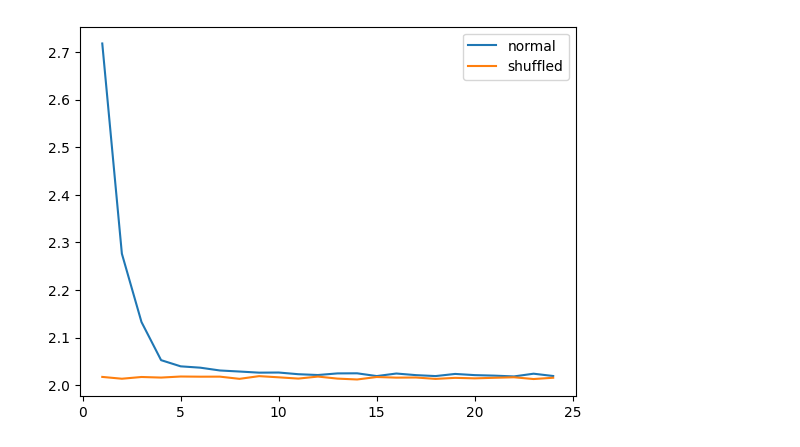
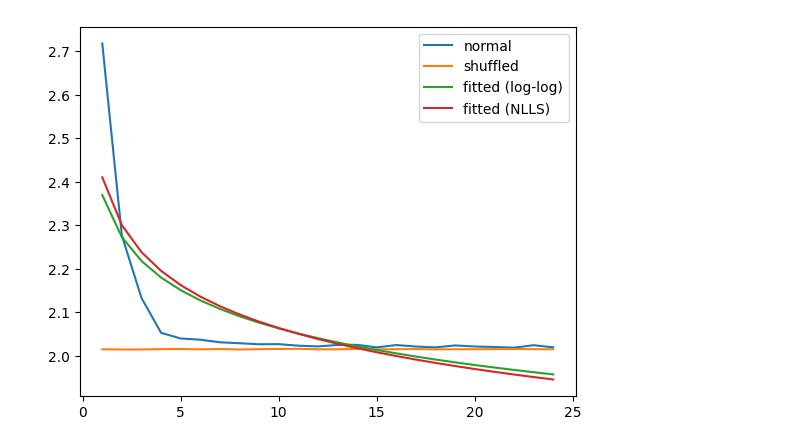
Before and after one commit to Guillembonet/lab3_iql, a Jupyter notebook: code/processing.ipynb, the cells around one changed output. Saved outputs shown, nothing was run; the diff lists cells and outputs as text; code cells hidden in the pictures.

Commit message:
added language, curve fitting and more sample size
Signed-off-by: Guillem Bonet <guillem.bonet@gmail.com>

```diff
--- a/code/processing.ipynb
+++ b/code/processing.ipynb
@@ -4,11 +4,15 @@ import spacy
 nlp: dict[str, spacy.Language] = {}
 
 nlp["en"] = spacy.load("en_core_web_sm")
-nlp["en"].max_length = 2000000
+nlp["en"].max_length = 3000000
+
+nlp["es"] = spacy.load("es_core_news_sm")
+nlp["es"].max_length = 3000000
 
 sources = {
     #"en": "../data/moby_dick.txt",
     "en": "../data/pride_and_prejudice.txt",
+    "es": "../data/don_quijote.txt",
 }
 
 sources_data = {}
@@ -34,7 +38,9 @@ import math
 import matplotlib.pyplot as plt
 import time
 import numpy
-import random
+import csv
+import scipy.stats as stats
+from scipy.optimize import curve_fit
 
 def process_data_d(data: list[str], d: int) -> dict[str, dict[str, int]]:
     # dict of token x -> token y -> f(x,y)
@@ -42,7 +48,7 @@ def process_data_d(data: list[str], d: int) -> dict[str, dict[str, int]]:
     data_length = len(data)
     for i in range(data_length):
         token_data = processed_data.get(data[i], {})
-        # TODO: should x == y be excluded?
+        # should x == y be excluded?
         if i+d < data_length: # and data[i] != data[i+d]:
             # add 1 to the frequency of the token y that appears d tokens after the current token x
             token_data[data[i+d]] = token_data.get(data[i+d], 0) + 1
@@ -74,7 +80,8 @@ def calculate_I_d(data: dict[str, dict[str, int]]) -> float:
             I_d += p_x_y * math.log(p_x_y/(p_x_d * p_y_d))
     return I_d
 
-
+def power_law(x, a, b):
+        return a * numpy.power(x, b)
 
 for language in tokenized_sources:
     I_d: dict[int, float] = {}
@@ -85,42 +92,85 @@ for language in tokenized_sources:
     total = 0
     shuffled_geq_normal = 0
     start = time.time()
-
     shuffled_data = tokenized_sources[language].copy()
-    random.shuffle(shuffled_data)
-    numpy.random.shuffle(shuffled_data)
 
     d_max = 25
 
     for d in range(1, d_max):
-        # if d%200 != 0:
-        #     continue
-
         data_d = process_data_d(tokenized_sources[language], d)
         I_d[d] = calculate_I_d(data_d)
 
-        data_shuffled = process_data_d(shuffled_data, d)
-        I_d_shuffled[d] = calculate_I_d(data_shuffled)
+        # shuffle the data and calculate I(d) for the shuffled data multiple times to get a p-value with bigger sample size
+        sample_size = 20
+        val = 0
+        for i in range(sample_size):
+            numpy.random.shuffle(shuffled_data)
+            data_shuffled = process_data_d(shuffled_data, d)
+            tmp_val = calculate_I_d(data_shuffled)
+            val += tmp_val
 
-        total += 1
-        if I_d_shuffled[d] >= I_d[d]:
-            shuffled_geq_normal += 1
+            total += 1
+            if tmp_val >= I_d[d]:
+                shuffled_geq_normal += 1
+
+        I_d_shuffled[d] = val/sample_size
 
         x.append(d)
         y.append(I_d[d])
         y_shuffled.append(I_d_shuffled[d])
 
-        if d%10000 == 0 and d != 0:
+        if d%5 == 0 and d != 0:
             end = time.time()
-            print(f"Progress: {d}/{len(tokenized_sources[language])-1} (elapsed time: {end - start})")
+            print(f"Progress for {language} language: {d}/{d_max} (elapsed time: {end - start})")
             start = time.time()
 
+    with open(f'../data/{language}_normal.csv', 'w+') as file:
+        writer = csv.writer(file)
+
+        writer.writerow(["d", "I(d)"])
+
+        for d in I_d:
+            writer.writerow([d, I_d[d]])
+
+    with open(f'../data/{language}_shuffled.csv', 'w+') as file:
+        writer = csv.writer(file)
+
+        writer.writerow(["d", "I(d)"])
+
+        for d in I_d:
+            writer.writerow([d, I_d_shuffled[d]])
+
+    print(f"****** Language: {language} ******")
     print(f"Shuffled >= Normal: {shuffled_geq_normal}/{total}")
     # the right p-value is the proportion of times the shuffled I(d) is greater than or equal to the normal I(d)
     print(f"right p-value: {shuffled_geq_normal/total}")
+    print()
+
+    # fit the data to a power law with log-log regression
+    slope, intercept, r_value, p_value, std_err = stats.linregress(numpy.log(x), numpy.log(y))
+    exponent = slope
+    coefficient = numpy.exp(intercept)
+    print("log-log regression")
+    print(f"fitted to y = {round(coefficient, 3)} * x^{round(exponent, 3)}")
+    print(f"exponent: {round(exponent, 3)}")
+    print()
+    y_fitted = [coefficient * x_val**exponent for x_val in x]
+
+    # fit the data to a power law with curve_fit (non-linear least squares regression)
+    params, covariance = curve_fit(power_law, x, y, p0=[1, 1])
+    coefficient, exponent = params
+    print("non-linear least squares (NLLS) regression")
+    print(f"fitted to y = {round(coefficient, 3)} * x^{round(exponent, 3)}")
+    print(f"exponent: {round(exponent, 3)}")
+    print()
+    y_fitted2 = [coefficient * x_val**exponent for x_val in x]
 
     plt.plot(x, y, label="normal")
     plt.plot(x, y_shuffled, label="shuffled")
+    plt.plot(x, y_fitted, label="fitted (log-log)")
+    plt.plot(x, y_fitted2, label="fitted (NLLS)")
     plt.legend()
     plt.show()
+
+    print("--------------------------------------------------")
 # %% [output]
@@ -129 +192 @@ right p-value: 0.0
-[figure, old version]
+[figure, new version]
```
Also changed, not shown: parts of 1 cell of this notebook, 5 other files.
